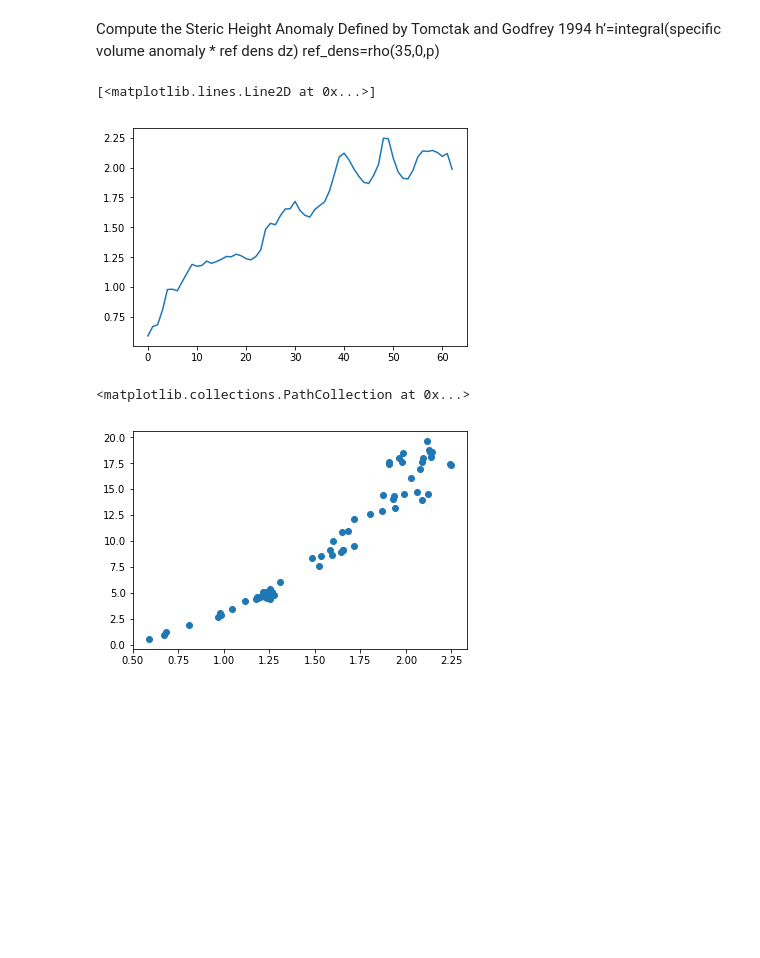
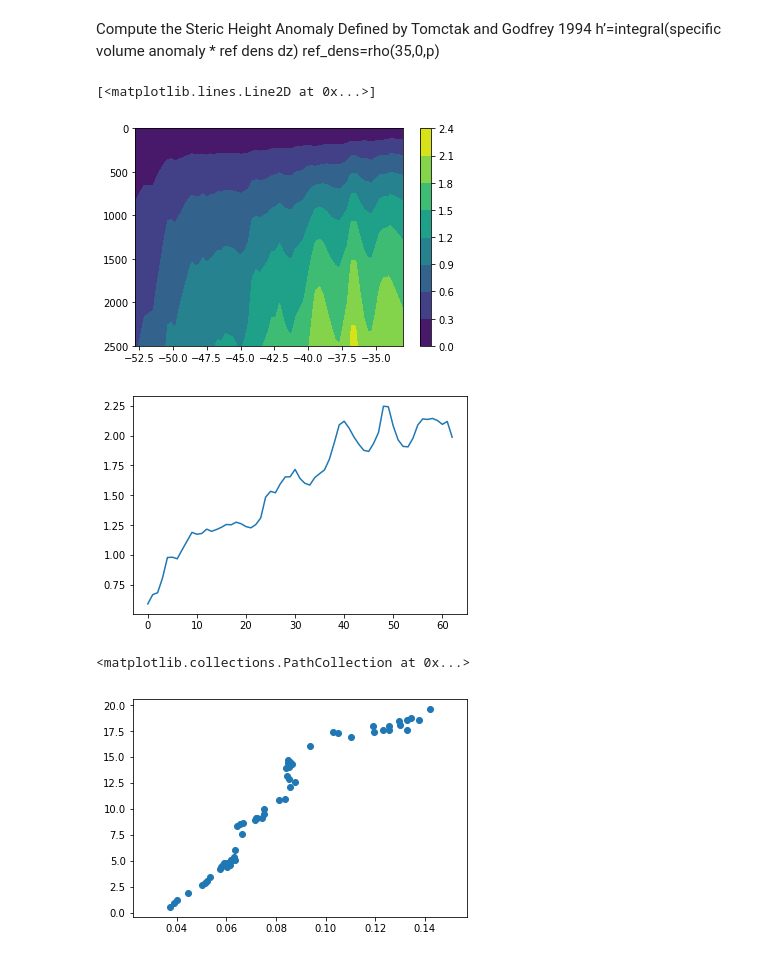
Before and after one commit to isgiddy/oc4920_code, a Jupyter notebook: Week1_Exercise1.ipynb, the cells around one changed output. Saved outputs shown, nothing was run; the diff lists cells and outputs as text; code cells hidden in the pictures; blank space fills up the shorter version.

```diff
--- a/Week1_Exercise1.ipynb
+++ b/Week1_Exercise1.ipynb
@@ -252,22 +249,42 @@ ref_dens=rho(35,0,p)
 # %%
 ref_dens=gsw.rho(35,0,dat['pres_en_cours'])
 dens_anomaly=pot_dens0-ref_dens
 depth,_=np.meshgrid(dat['pres_en_cours'],dat['lat'])
-# sum(((alpha_ano*ref_dens)[:,1:]-(alpha_ano*ref_dens)[:,:-1])/(depth[:,1:]-depth[:,:-1])
+
+# tmp=alpha_ano[:,:-1]*
+# ref_dens[:,:-1]
+tmp=alpha_ano[:,:-1]*1000
+h=np.cumsum(tmp,axis=1)
+xx,yy=np.meshgrid(dat['lat'],dat['pres_en_cours'][:,:-1])
+
+plt.contourf(xx,yy,h.T)
+plt.gca().invert_yaxis()
+plt.colorbar()
+# plt.plot(h)
+
+
+#or:
+plt.figure()
+h1=np.sum(alpha_ano[:,:-1]*ref_dens[:,:-1],axis=1)
+plt.plot(h1)
 
 #or
-g=9.8
-h=sum(alpha_ano[:,:-1]*ref_dens[:,:-1]*(depth[:,1:]-depth[:,:-1]),axis=1)
+# xx,yy=np.meshgrid(dat['lat'],dat['pres_en_cours'])
 
-plt.plot(h)
+# h2=np.cumsum(pot_dens0,axis=1)*(-1/1000)
+# plt.figure()
+# plt.contourf(xx,yy,h2.T)
+# plt.gca().invert_yaxis()
+# plt.colorbar()
 # %% [output]
 [<matplotlib.lines.Line2D at 0x...>]
-[figure, old version]
+[figure, new version]
+[figure, added]
 # %%
 #Plot temperature as a function of dynamic height
-plt.scatter(h,tcons[:,50])
+plt.scatter(h[:,50],tcons[:,50])
 # %% [output]
 <matplotlib.collections.PathCollection at 0x...>
-[figure, old version]
+[figure, new version]
 # %%
 #Cross section of temperature as a function of depth and dynamic height
```
Also changed, not shown: parts of 13 cells of this notebook.
